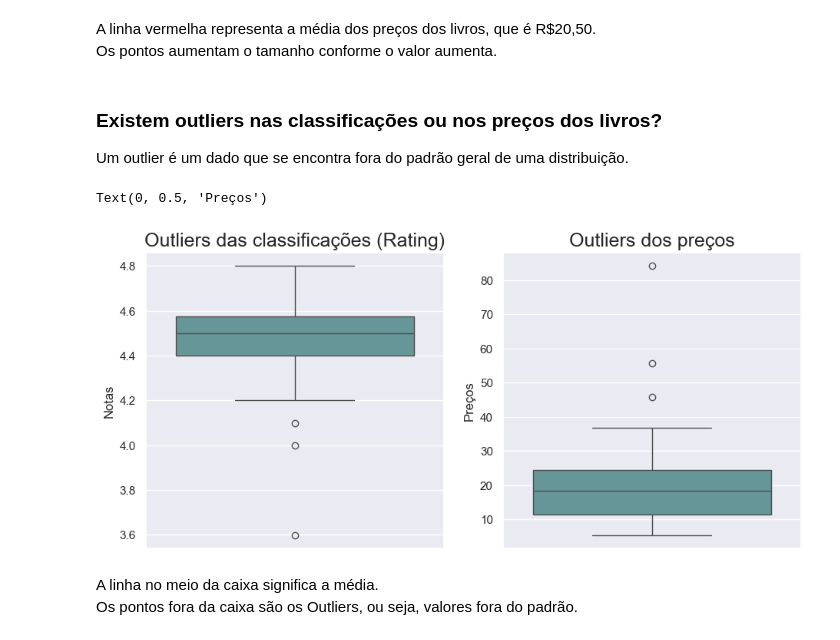
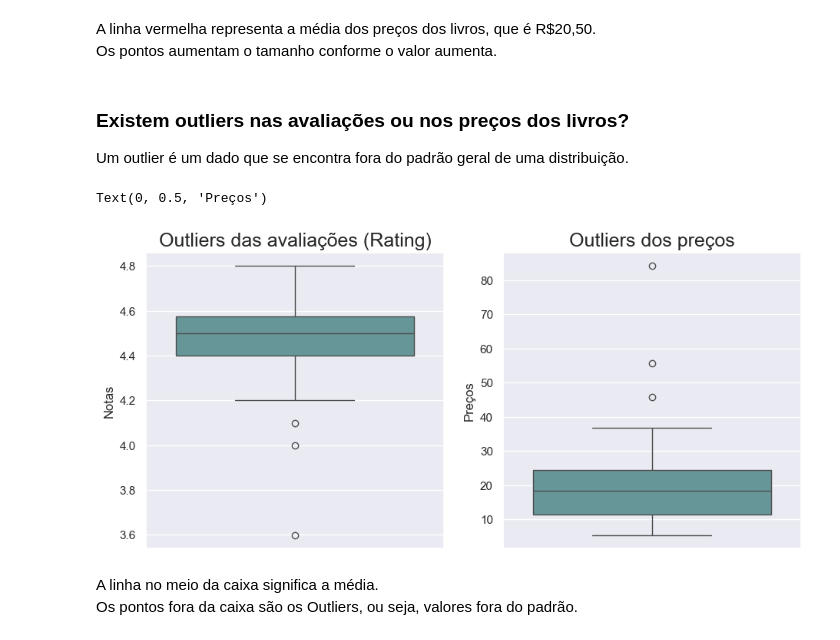
Before and after one commit to kellymartina/analise-amazon-bestselling-books, a Jupyter notebook: amazon-bestselling-books.ipynb, the cells around one changed output. Cells and saved outputs as stored; diff of their text form; code cells hidden in the pictures.

```diff
--- a/amazon-bestselling-books.ipynb
+++ b/amazon-bestselling-books.ipynb
@@ -149,39 +150,39 @@ print(data['Price_BRL'].mean())
 A linha vermelha representa a média dos preços dos livros, que é R$20,50. <br>
 Os pontos aumentam o tamanho conforme o valor aumenta.
 # %% [markdown]
-### Existem outliers nas classificações ou nos preços dos livros?
+### Existem outliers nas avaliações ou nos preços dos livros?
 Um outlier é um dado que se encontra fora do padrão geral de uma distribuição.
 # %%
 # Calcular o intervalo interquartil (IQR)
 Q1 = data['Rating'].quantile(0.25)
 Q3 = data['Rating'].quantile(0.75)
 IQR = Q3 - Q1
 
 # Definir os limites
 lower_limit = Q1 - 1.5 * IQR
 upper_limit = Q3 + 1.5 * IQR
 
 outliers = data[(data['Rating'] < lower_limit) | (data['Rating'] > upper_limit)]
 
 # Criando os gráficos de caixa
 plt.figure(figsize=(11, 5))
 sns.set_theme()
 
 # Outliers de classificações
 plt.subplot(1,2,1)
 ax = sns.boxplot(data=data['Rating'], showfliers=True, color='cadetblue')
-ax.set_title('Outliers das classificações (Rating)', fontsize=18)
+ax.set_title('Outliers das avaliações (Rating)', fontsize=18)
 ax.set_xlabel('')
 ax.set_ylabel('Notas')
 
 # Outliers dos preços
 plt.subplot(1,2,2)
 ax = sns.boxplot(data=data['Price_BRL'], showfliers=True, color='cadetblue')
 ax.set_title('Outliers dos preços', fontsize=18)
 ax.set_ylabel('Preços')
 # %% [output]
 Text(0, 0.5, 'Preços')
-[figure, old version]
+[figure, new version]
 # %% [markdown]
 A linha no meio da caixa significa a média. <br>
 Os pontos fora da caixa são os Outliers, ou seja, valores fora do padrão.
```
Also changed, not shown: parts of 6 cells of this notebook.
